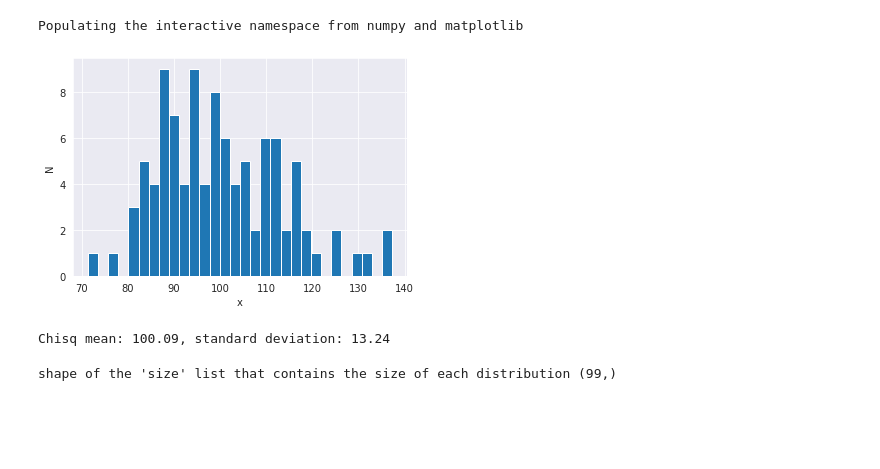
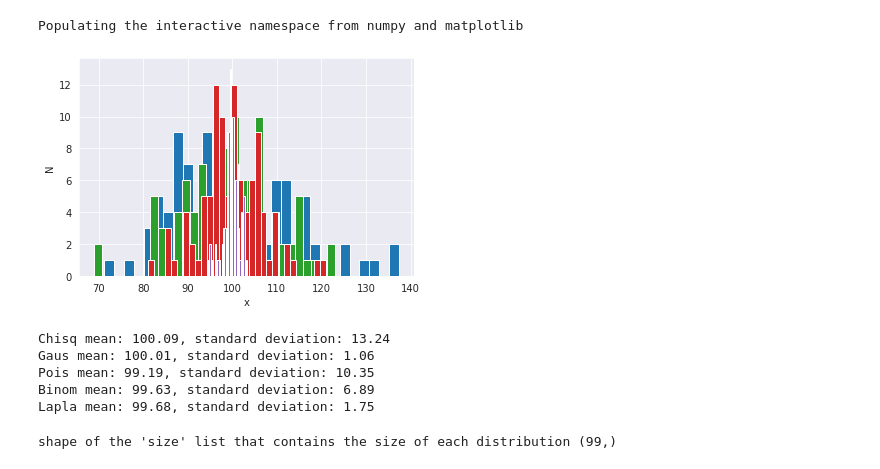
Before and after one commit to ricaiu/MLPNS2021, a Jupyter notebook: HW2.ipynb, the cells around one changed output. Cells and saved outputs as stored; diff of their text form; code cells hidden in the pictures; blank space fills up the shorter version.

```diff
--- a/HW2.ipynb
+++ b/HW2.ipynb
@@ -26,36 +26,44 @@ n_binomial=int(mymean/p_binomial)
 # %%
 import numpy as np
 np.random.seed(456)
 md = {}
 # md is an empty disctionary;
 # if you are not familiar with python dictionaries see https://www.pythonforbeginners.com/dictionary/how-to-use-dictionaries-in-python
 md['chisq'] = np.random.chisquare(df, size=100)
 md['gaus'] = np.random.normal(mymean, size=100)
 md['pois'] = np.random.poisson(mymean, size=100)
 md['binomial'] = np.random.binomial(n_binomial,p_binomial, size=100)
 md['laplace'] = np.random.laplace(mymean, size=100)
 # md now is a dictionary with one object: an array by the key 'chisq'
 pl.hist(md['chisq'], bins = 30)
 pl.ylabel('N')
 pl.xlabel('x');
-pl.hist(md['chisq'], bins = 30)
+pl.hist(md['gaus'], bins = 30)
 pl.ylabel('N')
 pl.xlabel('x');
-pl.hist(md['chisq'], bins = 30)
+pl.hist(md['pois'], bins = 30)
 pl.ylabel('N')
 pl.xlabel('x');
-pl.hist(md['chisq'], bins = 30)
+pl.hist(md['binomial'], bins = 30)
 pl.ylabel('N')
 pl.xlabel('x');
-pl.hist(md['chisq'], bins = 30)
+pl.hist(md['laplace'], bins = 30)
 pl.ylabel('N')
 pl.xlabel('x');
 # %% [output]
-[figure, old version]
+[figure, new version]
-# %%
-print ("Chisq mean: %.2f, standard deviation: %.2f"%(md['chisq'].mean(), md['chisq'].std()))
-# %% [output]
-Chisq mean: 100.09, standard deviation: 13.24
+# %%
+print ("Chisq mean: %.2f, standard deviation: %.2f"%(md['chisq'].mean(), md['chisq'].std()))
+print ("Gaus mean: %.2f, standard deviation: %.2f"%(md['gaus'].mean(), md['gaus'].std()))
+print ("Pois mean: %.2f, standard deviation: %.2f"%(md['pois'].mean(), md['pois'].std()))
+print ("Binom mean: %.2f, standard deviation: %.2f"%(md['binomial'].mean(), md['binomial'].std()))
+print ("Lapla mean: %.2f, standard deviation: %.2f"%(md['laplace'].mean(), md['laplace'].std()))
+# %% [output]
+Chisq mean: 100.09, standard deviation: 13.24
+Gaus mean: 100.01, standard deviation: 1.06
+Pois mean: 99.19, standard deviation: 10.35
+Binom mean: 99.63, standard deviation: 6.89
+Lapla mean: 99.68, standard deviation: 1.75
 # %%
 mysize = (2000 / (np.array(range(1, 100)))).astype(int)
 # mysize = 1000 / (np.array(range(1, 100) + [10]))
```
Also changed, not shown: parts of 15 cells of this notebook.
